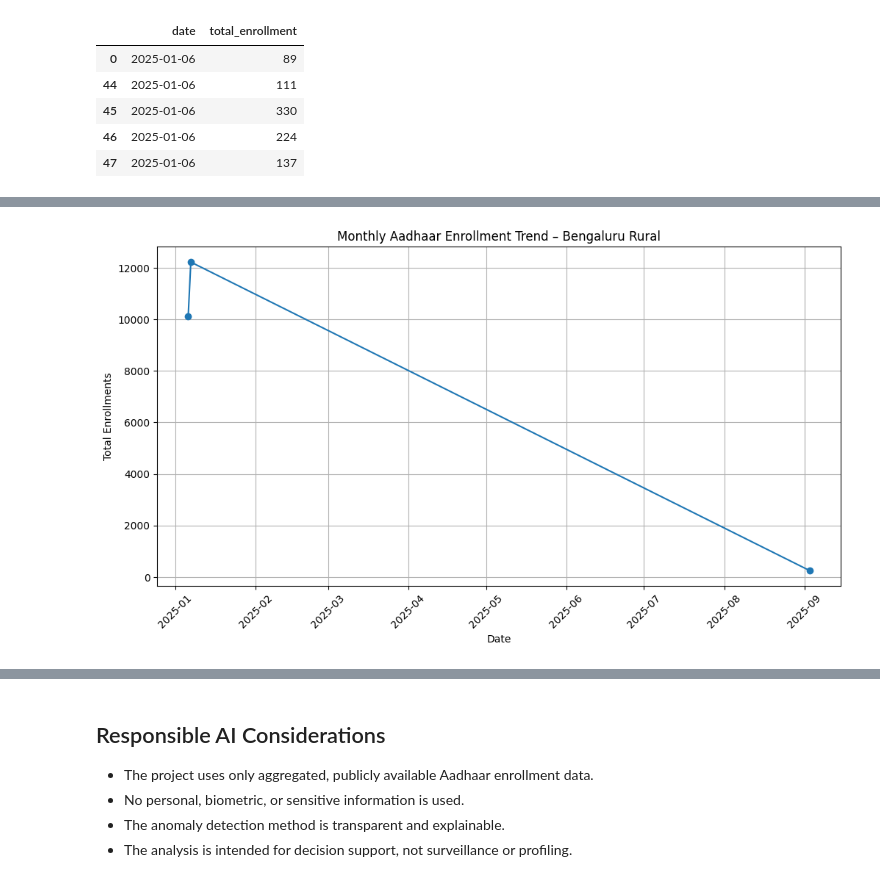
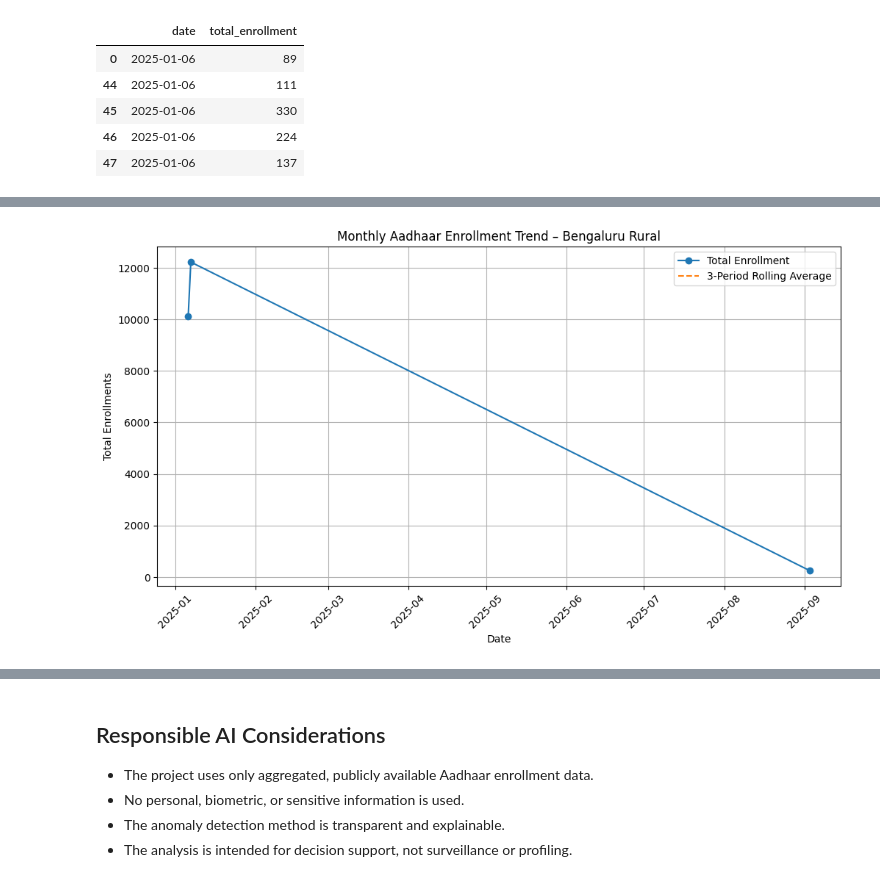
Before and after one commit to VinodhKumar-G/Aadhar-Enrollment-Anomaly-Detection, a Jupyter notebook: Notebook/Analysis.ipynb, the cells around one changed output, grey strips where cells are left out. Saved outputs shown, nothing was run; the diff lists cells and outputs as text; code cells hidden in the pictures.

```diff
--- a/Notebook/Analysis.ipynb
+++ b/Notebook/Analysis.ipynb
@@ -57,5 +63,14 @@ df[['date', 'total_enrollment']].head()
 | 46 | 2025-01-06 | 224 |
 | 47 | 2025-01-06 | 137 |
 # %%
-df['monthly_growth'] = df['total_enrollment'].pct_change() * 100
-df[['date', 'monthly_growth']].head()
+monthly_df = df.groupby('date')['total_enrollment'].sum().reset_index()
+
+monthly_df['monthly_growth'] = (
+    monthly_df['total_enrollment'].pct_change() * 100
+)
+
+monthly_df['rolling_avg'] = (
+    monthly_df['total_enrollment']
+    .rolling(window=3)
+    .mean()
+)
@@ -69,14 +77,29 @@ df[['date', 'monthly_growth']].head()
 # %%
-monthly_df = df.groupby('date')['total_enrollment'].sum().reset_index()
+plt.figure(figsize=(12,6))
 
-plt.figure(figsize=(12,6))
-plt.plot(monthly_df['date'], monthly_df['total_enrollment'], marker='o')
+plt.plot(
+    monthly_df['date'],
+    monthly_df['total_enrollment'],
+    marker='o',
+    label='Total Enrollment'
+)
+
+plt.plot(
+    monthly_df['date'],
+    monthly_df['rolling_avg'],
+    linestyle='--',
+    label='3-Period Rolling Average'
+)
+
 plt.title("Monthly Aadhaar Enrollment Trend – Bengaluru Rural")
 plt.xlabel("Date")
 plt.ylabel("Total Enrollments")
 plt.xticks(rotation=45)
+plt.legend()
 plt.grid(True)
+
 plt.savefig("../Visuals/monthly_trend.png", bbox_inches="tight")
+
 plt.show()
 # %% [output]
-[figure, old version]
+[figure, new version]
```
Also changed, not shown: parts of 9 cells of this notebook, 3 other files.
